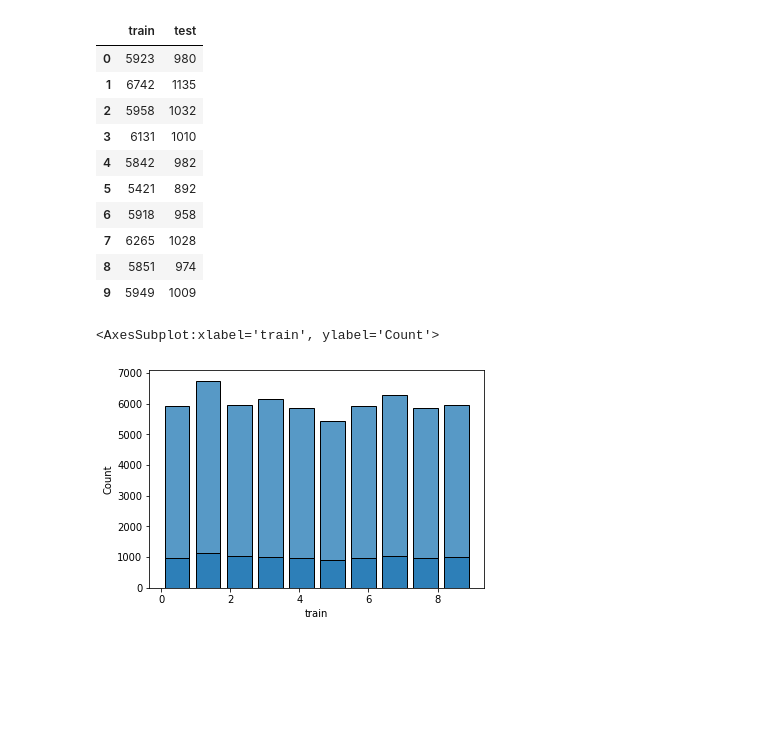
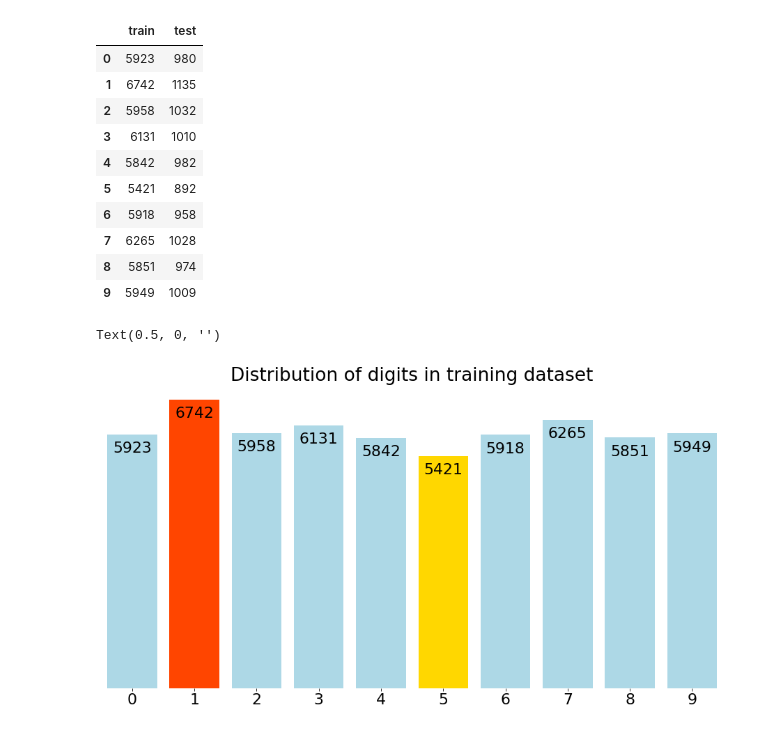
Before and after one commit to alexandre-pinon/zoidberg-2.0, a Jupyter notebook: bootstrap.ipynb, the cells around one changed output. Saved outputs shown, nothing was run; the diff lists cells and outputs as text; code cells hidden in the pictures; blank space fills up the shorter version.

```diff
--- a/bootstrap.ipynb
+++ b/bootstrap.ipynb
@@ -63,9 +80,25 @@ df_digits_distribution
 | 7 | 6265 | 1028 |
 | 8 | 5851 | 974 |
 | 9 | 5949 | 1009 |
-# %%
-sns.histplot(dfTrain, x='train', bins=10, shrink=.8)
-sns.histplot(dfTest, x='test', bins=10, shrink=.8)
-# %% [output]
-<AxesSubplot:xlabel='train', ylabel='Count'>
-[figure, removed]
+# %%
+fig1 = plt.figure(figsize=(16, 8))
+hist = sns.countplot(data=df_train, x='train', saturation=1, color='lightblue')
+# you can search color picker in google, and get hex values of you fav color
+
+patch_h = [patch.get_height() for patch in hist.patches]
+# patch_h contains the heights of all the patches now
+
+idx_tallest = np.argmax(patch_h)
+idx_smallest = np.argmin(patch_h)
+# np.argmax return the index of largest value of the list
+
+hist.patches[idx_tallest].set_facecolor('orangered')
+hist.patches[idx_smallest].set_facecolor('gold')
+hist.bar_label(hist.containers[0], padding=-30)
+hist.set_title('Distribution of digits in training dataset')
+hist.set_frame_on(False)
+hist.get_yaxis().set_visible(False)
+hist.set_xlabel('')
+# %% [output]
+Text(0.5, 0, '')
+[figure, added]
```
Also changed, not shown: parts of 13 cells of this notebook, 1 other file.
